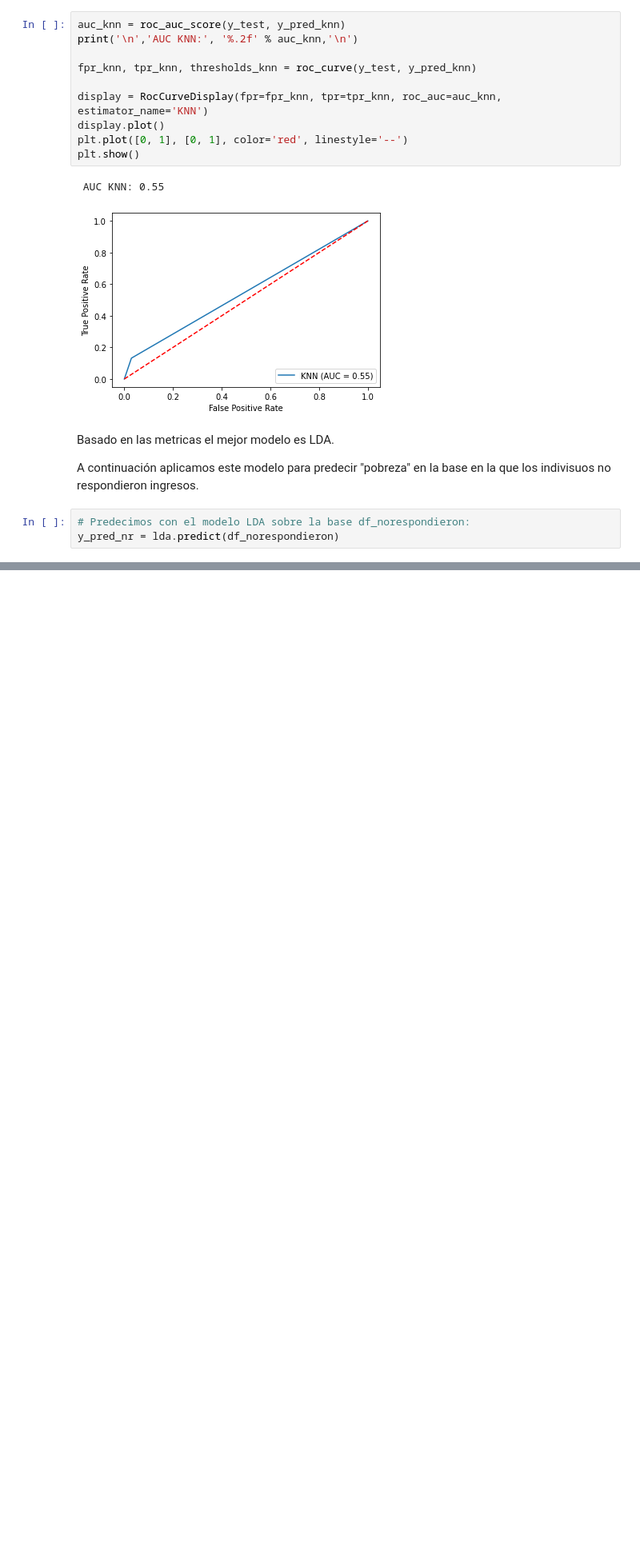
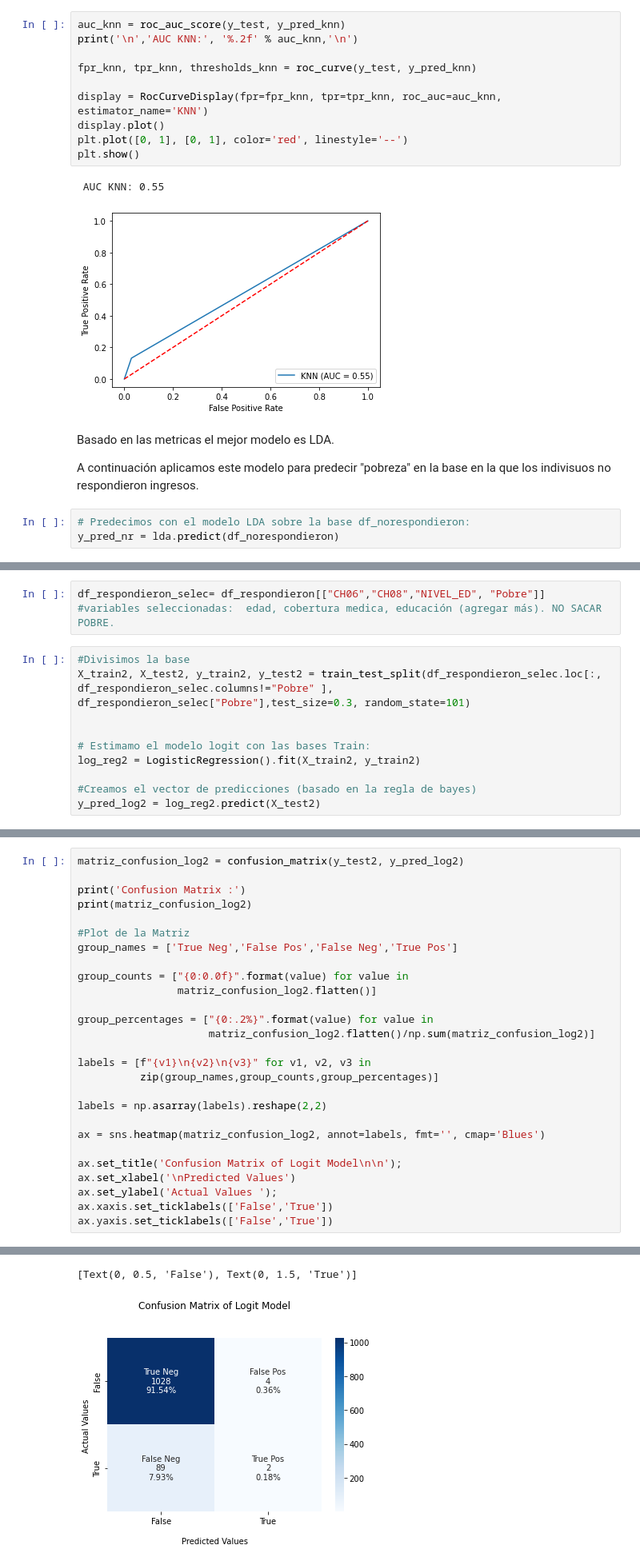
Before and after one commit to ferkrodriguez98/udesa-big-data, a Jupyter notebook: TP2 - Clasificación/TP2.ipynb, the cells around one changed output, grey strips where cells are left out. Shown at 80% size. Drawn from its saved outputs; the diff is of its cells as text; blank space fills up the shorter version.

Commit message:
terminado(falta elegir más variables en 6)

```diff
--- a/TP2 - Clasificación/TP2.ipynb
+++ b/TP2 - Clasificación/TP2.ipynb
@@ -591,0 +591,12 @@ La tasa pobreza predicha en la muestra es de los que no respondieron es de: 6.23
+# %%
+df_respondieron_selec= df_respondieron[["CH06","CH08","NIVEL_ED", "Pobre"]] #variables seleccionadas:  edad, cobertura medica, educación (agregar más). NO SACAR POBRE.
+# %%
+#Divisimos la base
+X_train2, X_test2, y_train2, y_test2 = train_test_split(df_respondieron_selec.loc[:, df_respondieron_selec.columns!="Pobre" ], df_respondieron_selec["Pobre"],test_size=0.3, random_state=101)
+
+
+# Estimamo el modelo logit con las bases Train:
+log_reg2 = LogisticRegression().fit(X_train2, y_train2)
+
+#Creamos el vector de predicciones (basado en la regla de bayes)
+y_pred_log2 = log_reg2.predict(X_test2)
@@ -591,0 +605,28 @@ La tasa pobreza predicha en la muestra es de los que no respondieron es de: 6.23
+# %%
+matriz_confusion_log2 = confusion_matrix(y_test2, y_pred_log2)
+
+print('Confusion Matrix :')
+print(matriz_confusion_log2)
+
+#Plot de la Matriz
+group_names = ['True Neg','False Pos','False Neg','True Pos']
+
+group_counts = ["{0:0.0f}".format(value) for value in
+                matriz_confusion_log2.flatten()]
+
+group_percentages = ["{0:.2%}".format(value) for value in
+                     matriz_confusion_log2.flatten()/np.sum(matriz_confusion_log2)]
+
+labels = [f"{v1}\n{v2}\n{v3}" for v1, v2, v3 in
+          zip(group_names,group_counts,group_percentages)]
+
+labels = np.asarray(labels).reshape(2,2)
+
+ax = sns.heatmap(matriz_confusion_log2, annot=labels, fmt='', cmap='Blues')
+
+ax.set_title('Confusion Matrix of Logit Model\n\n');
+ax.set_xlabel('\nPredicted Values')
+ax.set_ylabel('Actual Values ');
+ax.xaxis.set_ticklabels(['False','True'])
+ax.yaxis.set_ticklabels(['False','True'])
+# %% [output]
@@ -591,0 +636,2 @@ La tasa pobreza predicha en la muestra es de los que no respondieron es de: 6.23
+[Text(0, 0.5, 'False'), Text(0, 1.5, 'True')]
+[figure, added]
```
Also changed, not shown: parts of 12 cells of this notebook.
